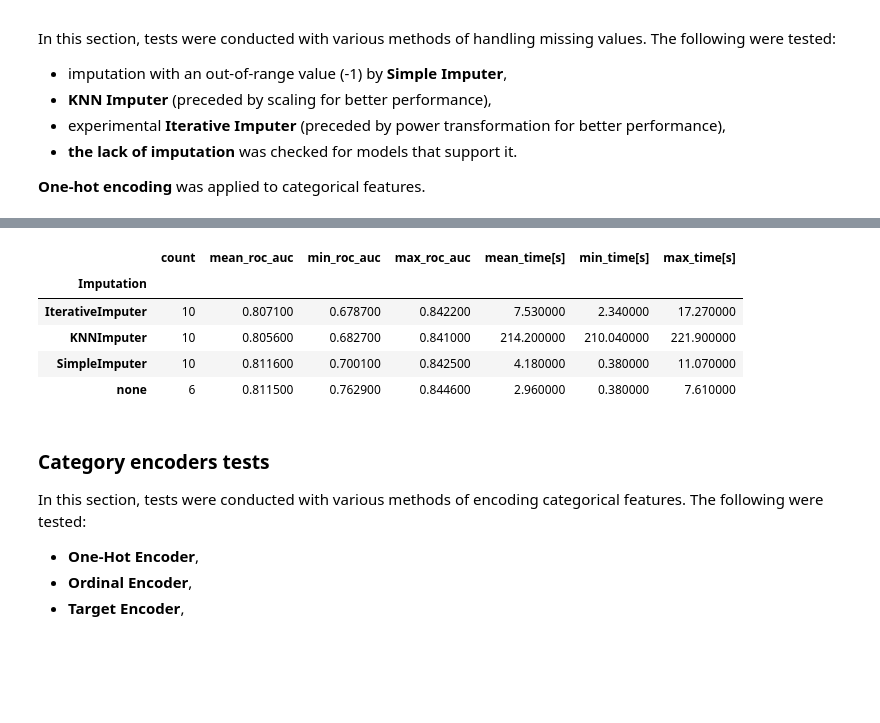
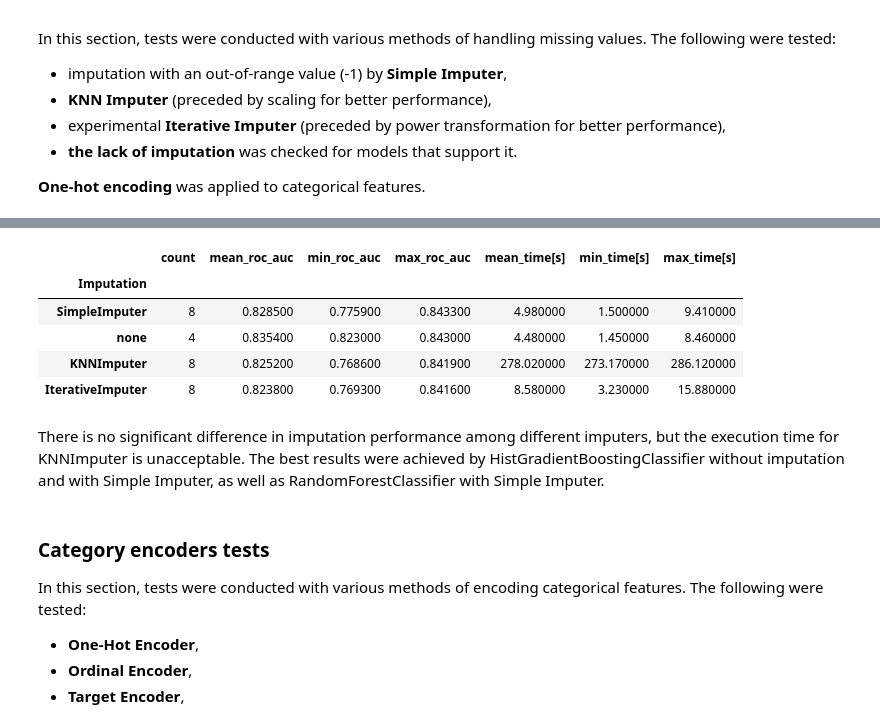
Before and after one commit to k-katarzyna/Lead_Conversion_Probability, a Jupyter notebook: Happy_Customer_Bank/Project_main.ipynb, the cells around one changed output, grey strips where cells are left out. Cells and saved outputs as stored; diff of their text form; code cells hidden in the pictures; blank space fills up the shorter version.

Commit message:
phase one of the tests completed

```diff
--- a/Happy_Customer_Bank/Project_main.ipynb
+++ b/Happy_Customer_Bank/Project_main.ipynb
@@ -230,27 +225,25 @@ In this section, tests were conducted with various methods of handling missing v
 num_preprocessors = [
             ("SimpleImputer",
              SimpleImputer(strategy = "constant",
-                           fill_value = -1,
-                           add_indicator = True)),
+                           fill_value = -1)),
             ("KNNImputer",
              make_pipeline(MinMaxScaler(),
-                           KNNImputer(add_indicator = True))),
+                           KNNImputer())),
             ("IterativeImputer",
              make_pipeline(PowerTransformer(),
                            IterativeImputer(sample_posterior = True,
-                                            add_indicator = True,
                                             random_state = 42)))
 ]
 
-results1 = collect_tests_results(models,
-                                  X_train, y_train,
-                                  test = "imputation",
-                                  preprocessors = None)
+results_non_imp = collect_tests_results(X_train, y_train,
+                                        test = "imputation",
+                                        models = models,
+                                        preprocessors = None)
 
-results2 = collect_tests_results(models,
-                                  X_train, y_train,
-                                  test = "imputation",
-                                  preprocessors = num_preprocessors)
+results_with_imp = collect_tests_results(X_train, y_train,
+                                        test = "imputation",
+                                        models = models,
+                                        preprocessors = num_preprocessors)
 
-results = create_results_dataframe(results1, results2)
-results.to_csv("data/data_v1_results_imputation.csv")
+results_imp = create_results_dataframe(results_non_imp, results_with_imp)
+results_imp.to_csv("data/data_v1_results_imputation.csv", index = False)
@@ -260,5 +250,6 @@ results.set_index("Model", inplace = True)
 # %%
-results.sort_values(by = ["ROC_AUC"], ascending = False).head()
+# results_imp = pd.read_csv("data/data_v1_results_imputation.csv")
+results_imp.set_index("Model").sort_values(by = ["ROC_AUC"], ascending = False).head()
 # %% [output]
 |  | Parameters | ROC_AUC | Imputation | Time[s] |
 | Model |  |  |  |  |
@@ -280,12 +261,14 @@ display_results(results, "Model")
 # %%
-display_results(results, "Imputation")
+summarize_results(results_imp, column_to_group_by = "Imputation")
 # %% [output]
 |  | count | mean_roc_auc | min_roc_auc | max_roc_auc | mean_time[s] | min_time[s] | max_time[s] |
 | Imputation |  |  |  |  |  |  |  |
-| IterativeImputer | 10 | 0.807100 | 0.678700 | 0.842200 | 7.530000 | 2.340000 | 17.270000 |
-| KNNImputer | 10 | 0.805600 | 0.682700 | 0.841000 | 214.200000 | 210.040000 | 221.900000 |
-| SimpleImputer | 10 | 0.811600 | 0.700100 | 0.842500 | 4.180000 | 0.380000 | 11.070000 |
-| none | 6 | 0.811500 | 0.762900 | 0.844600 | 2.960000 | 0.380000 | 7.610000 |
+| SimpleImputer | 8 | 0.828500 | 0.775900 | 0.843300 | 4.980000 | 1.500000 | 9.410000 |
+| none | 4 | 0.835400 | 0.823000 | 0.843000 | 4.480000 | 1.450000 | 8.460000 |
+| KNNImputer | 8 | 0.825200 | 0.768600 | 0.841900 | 278.020000 | 273.170000 | 286.120000 |
+| IterativeImputer | 8 | 0.823800 | 0.769300 | 0.841600 | 8.580000 | 3.230000 | 15.880000 |
+# %% [markdown]
+There is no significant difference in imputation performance among different imputers, but the execution time for KNNImputer is unacceptable. The best results were achieved by HistGradientBoostingClassifier without imputation and with Simple Imputer, as well as RandomForestClassifier with Simple Imputer.
 # %% [markdown]
 ### Category encoders tests
 
```
Also changed, not shown: parts of 32 cells of this notebook, 5 other files.
